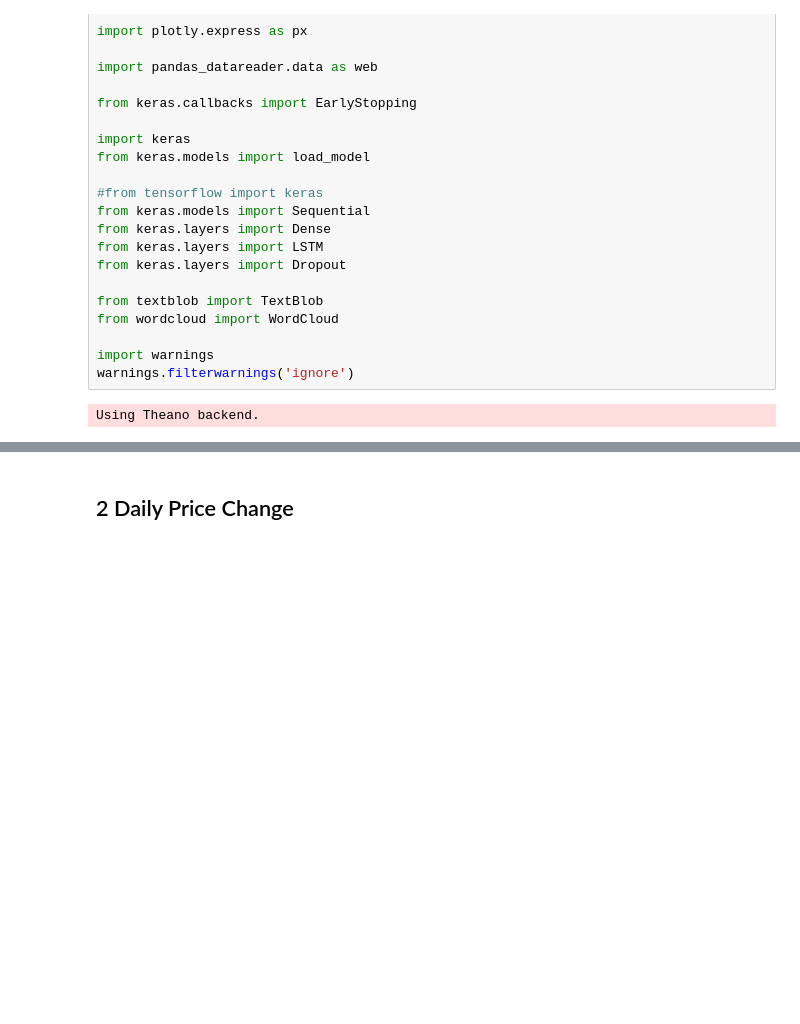
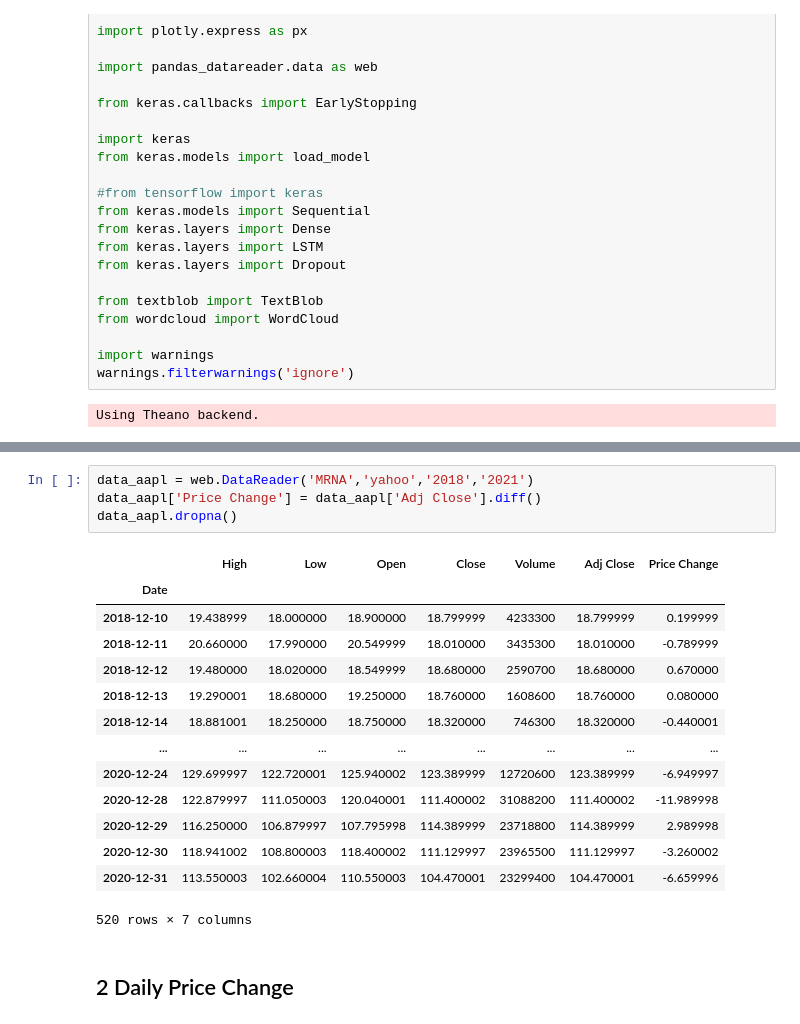
Before and after one commit to davidrtorres/Model-5-Stock-Price-Forecasting, a Jupyter notebook: LSTM_Capstone_1-29-21.ipynb, the cells around one changed output, grey strips where cells are left out. Drawn from its saved outputs; the diff is of its cells as text; blank space fills up the shorter version.

```diff
--- a/LSTM_Capstone_1-29-21.ipynb
+++ b/LSTM_Capstone_1-29-21.ipynb
@@ -88,3 +177,22 @@ df_1
+# %%
+data_aapl = web.DataReader('MRNA','yahoo','2018','2021')
+data_aapl['Price Change'] = data_aapl['Adj Close'].diff()
+data_aapl.dropna()
+# %% [output]
+|  | High | Low | Open | Close | Volume | Adj Close | Price Change |
+| Date |  |  |  |  |  |  |  |
+| 2018-12-10 | 19.438999 | 18.000000 | 18.900000 | 18.799999 | 4233300 | 18.799999 | 0.199999 |
+| 2018-12-11 | 20.660000 | 17.990000 | 20.549999 | 18.010000 | 3435300 | 18.010000 | -0.789999 |
+| 2018-12-12 | 19.480000 | 18.020000 | 18.549999 | 18.680000 | 2590700 | 18.680000 | 0.670000 |
+| 2018-12-13 | 19.290001 | 18.680000 | 19.250000 | 18.760000 | 1608600 | 18.760000 | 0.080000 |
+| 2018-12-14 | 18.881001 | 18.250000 | 18.750000 | 18.320000 | 746300 | 18.320000 | -0.440001 |
+| ... | ... | ... | ... | ... | ... | ... | ... |
+| 2020-12-24 | 129.699997 | 122.720001 | 125.940002 | 123.389999 | 12720600 | 123.389999 | -6.949997 |
+| 2020-12-28 | 122.879997 | 111.050003 | 120.040001 | 111.400002 | 31088200 | 111.400002 | -11.989998 |
+| 2020-12-29 | 116.250000 | 106.879997 | 107.795998 | 114.389999 | 23718800 | 114.389999 | 2.989998 |
+| 2020-12-30 | 118.941002 | 108.800003 | 118.400002 | 111.129997 | 23965500 | 111.129997 | -3.260002 |
+| 2020-12-31 | 113.550003 | 102.660004 | 110.550003 | 104.470001 | 23299400 | 104.470001 | -6.659996 |
+520 rows × 7 columns
 # %% [markdown]
 ## 2  Daily Price Change
 # %%
```
Also changed, not shown: parts of 61 cells of this notebook, 2 other files.
